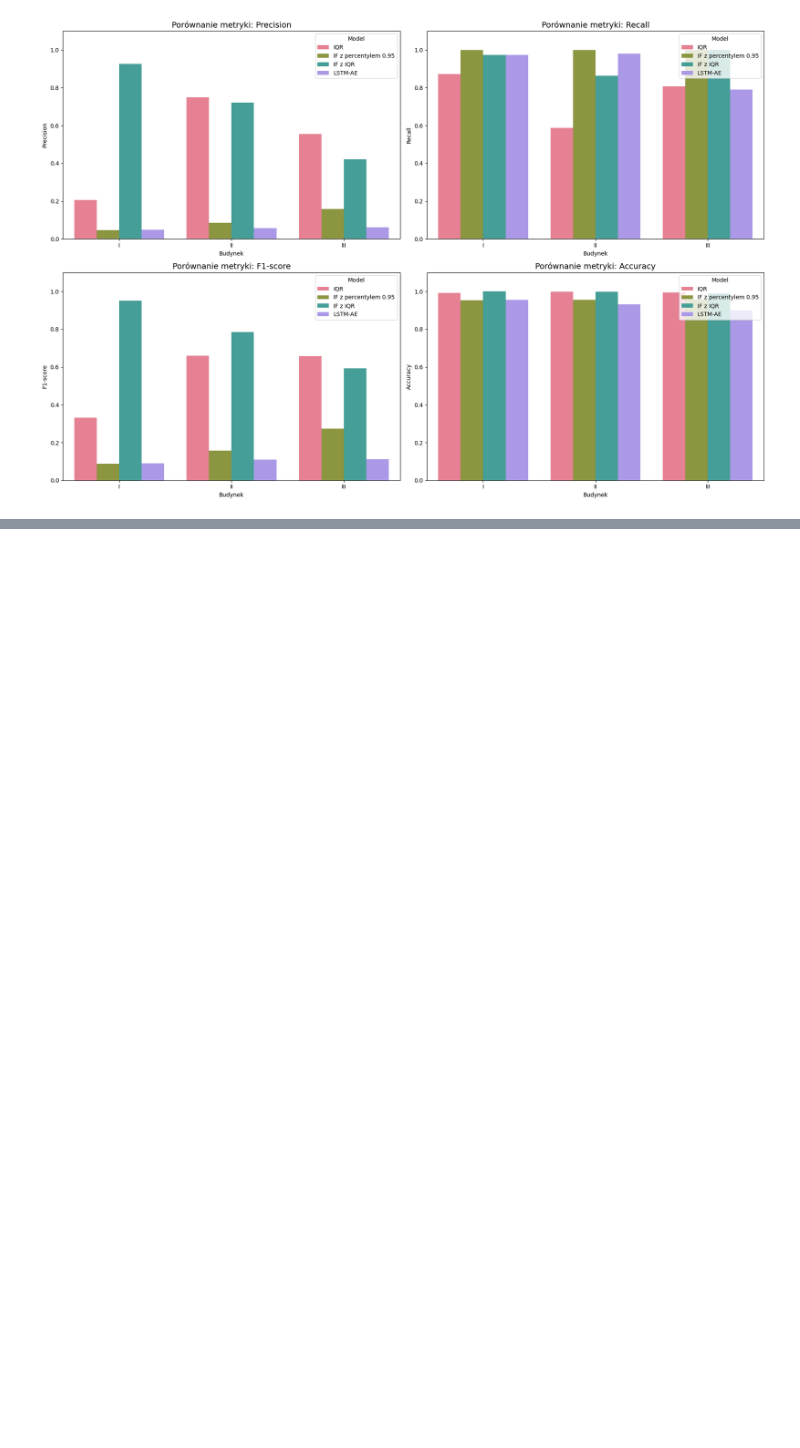
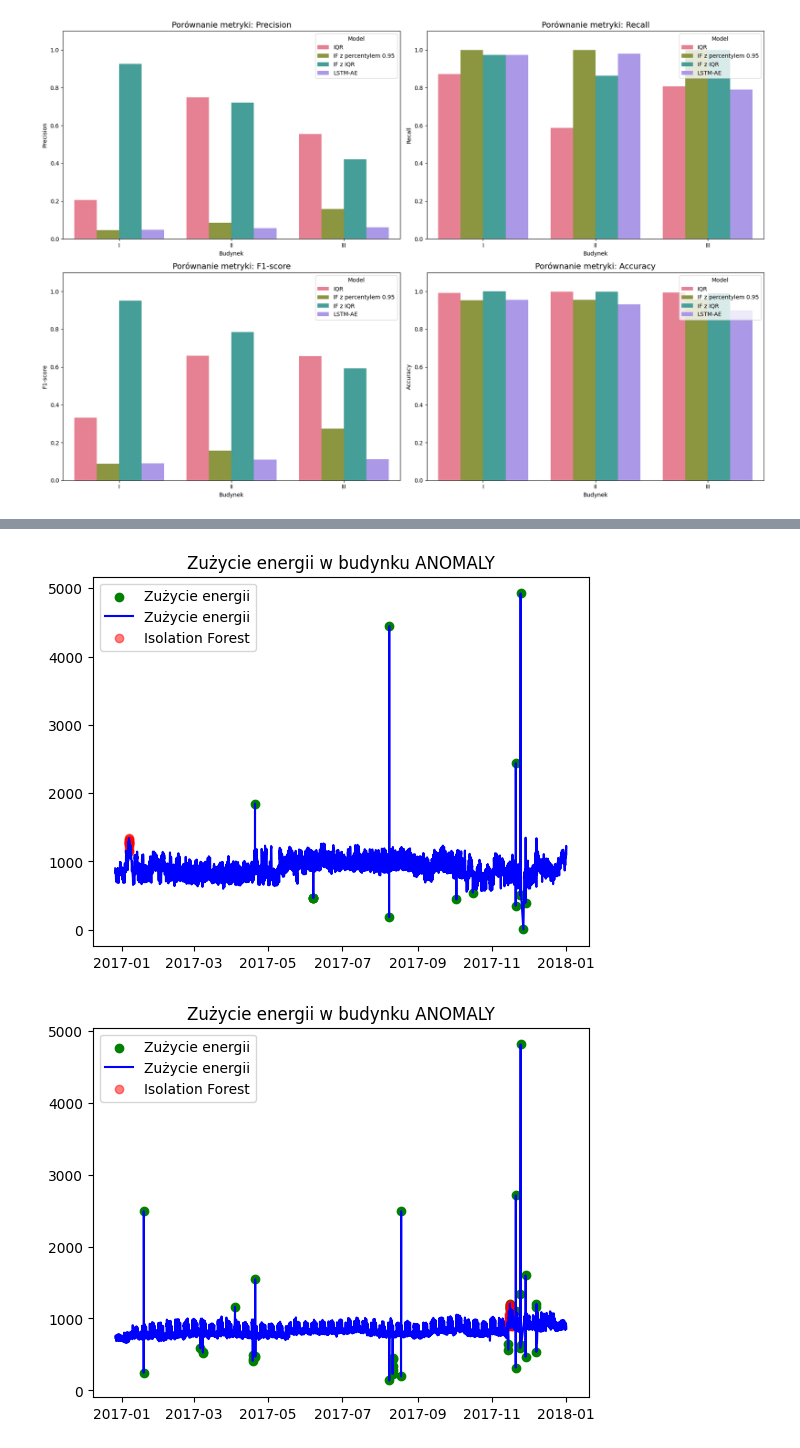
Before and after one commit to Julnowak/SensIO-Smart_Home_App, a Jupyter notebook: backend/anomalyDetection.ipynb, the cells around one changed output, grey strips where cells are left out. Cells and saved outputs as stored; diff of their text form; code cells hidden in the pictures; blank space fills up the shorter version.

```diff
--- a/backend/anomalyDetection.ipynb
+++ b/backend/anomalyDetection.ipynb
@@ -625,0 +810,24 @@ plt.show()
+# %%
+plt.scatter(dataW[dataW['anomaly'] == True]['timestamp'], dataW[dataW['anomaly'] == True]['energy_consumption'], label='Zużycie energii', color='green')
+plt.plot(dataW['timestamp'], dataW['energy_consumption'], label='Zużycie energii', color='blue')
+plt.scatter(IF_resultsW['timestamp'][IF_resultsW['isolation_forest'] == 1], IF_resultsW['energy_consumption'][IF_resultsW['isolation_forest'] == 1],label="Isolation Forest", alpha=0.5, c="red")
+plt.title(f'Zużycie energii w budynku ANOMALY')
+plt.legend()
+plt.show()
+
+plt.scatter(data2W[data2W['anomaly'] == True]['timestamp'], data2W[data2W['anomaly'] == True]['energy_consumption'], label='Zużycie energii', color='green')
+plt.plot(data2W['timestamp'], data2W['energy_consumption'], label='Zużycie energii', color='blue')
+plt.scatter(IF_results2W['timestamp'][IF_results2W['isolation_forest'] == 1], IF_results2W['energy_consumption'][IF_results2W['isolation_forest'] == 1],label="Isolation Forest", alpha=0.5, c="red")
+plt.title(f'Zużycie energii w budynku ANOMALY')
+plt.legend()
+plt.show()
+
+plt.scatter(data3W[data3W['anomaly'] == True]['timestamp'], data3W[data3W['anomaly'] == True]['energy_consumption'], label='Zużycie energii', color='green')
+plt.plot(data3W['timestamp'], data3W['energy_consumption'], label='Zużycie energii', color='blue')
+plt.scatter(IF_results3W['timestamp'][IF_results3W['isolation_forest'] == 1], IF_results3W['energy_consumption'][IF_results3W['isolation_forest'] == 1],label="Isolation Forest", alpha=0.5, c="red")
+plt.title(f'Zużycie energii w budynku ANOMALY')
+plt.legend()
+plt.show()
+# %% [output]
+[figure, added]
+[figure, added]
```
Also changed, not shown: parts of 35 cells of this notebook, 50 other files.
